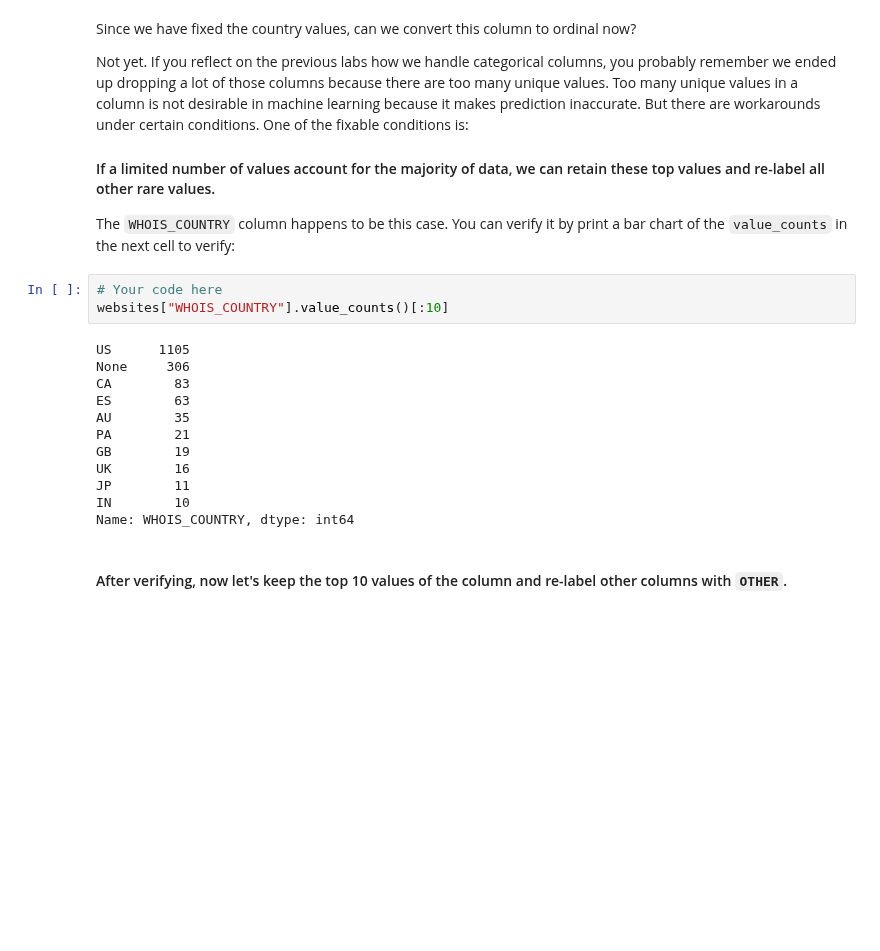
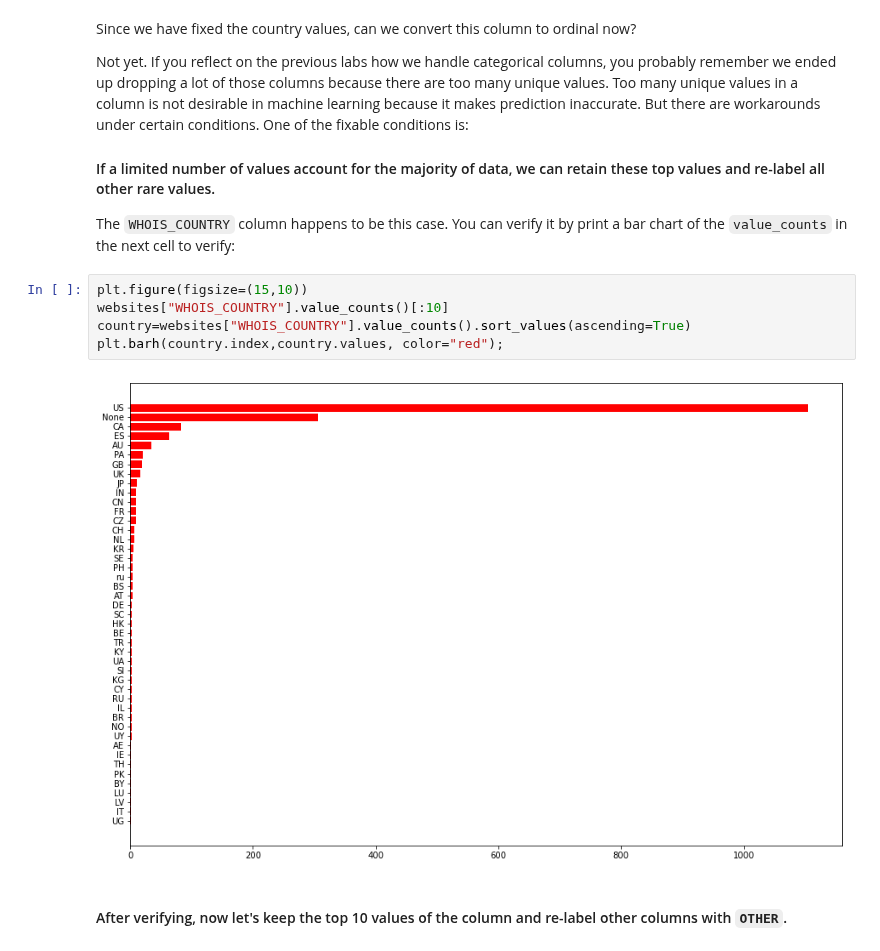
Before and after one commit to ironhack-datalabs/datamad1020, a Jupyter notebook: module-3/lab-supervised-learning/your-code/main.ipynb, the cells around one changed output. Saved outputs shown, nothing was run; the diff lists cells and outputs as text; blank space fills up the shorter version.

```diff
--- a/module-3/lab-supervised-learning/your-code/main.ipynb
+++ b/module-3/lab-supervised-learning/your-code/main.ipynb
@@ -262,21 +262,13 @@ Not yet. If you reflect on the previous labs how we handle categorical columns,
 #### If a limited number of values account for the majority of data, we can retain these top values and re-label all other rare values.
 
 The `WHOIS_COUNTRY` column happens to be this case. You can verify it by print a bar chart of the `value_counts` in the next cell to verify:
-# %%
-# Your code here
-websites["WHOIS_COUNTRY"].value_counts()[:10]
-# %% [output]
-US      1105
-None     306
-CA        83
-ES        63
-AU        35
-PA        21
-GB        19
-UK        16
-JP        11
-IN        10
-Name: WHOIS_COUNTRY, dtype: int64
+# %%
+plt.figure(figsize=(15,10))
+websites["WHOIS_COUNTRY"].value_counts()[:10]
+country=websites["WHOIS_COUNTRY"].value_counts().sort_values(ascending=True)
+plt.barh(country.index,country.values, color="red");
+# %% [output]
+[figure, added]
 # %% [markdown]
 #### After verifying, now let's keep the top 10 values of the column and re-label other columns with `OTHER`.
 # %%
```
Also changed, not shown: parts of 18 cells of this notebook.
